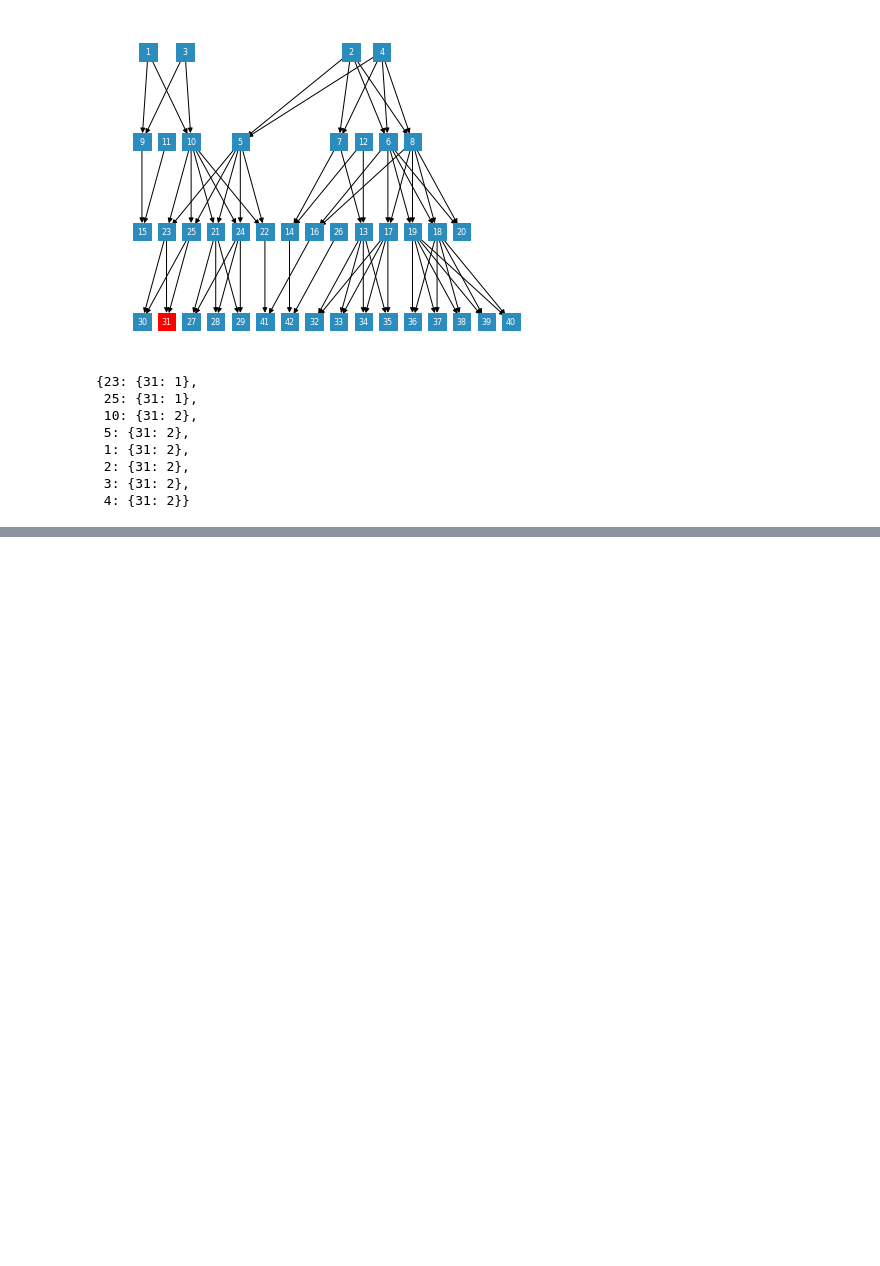
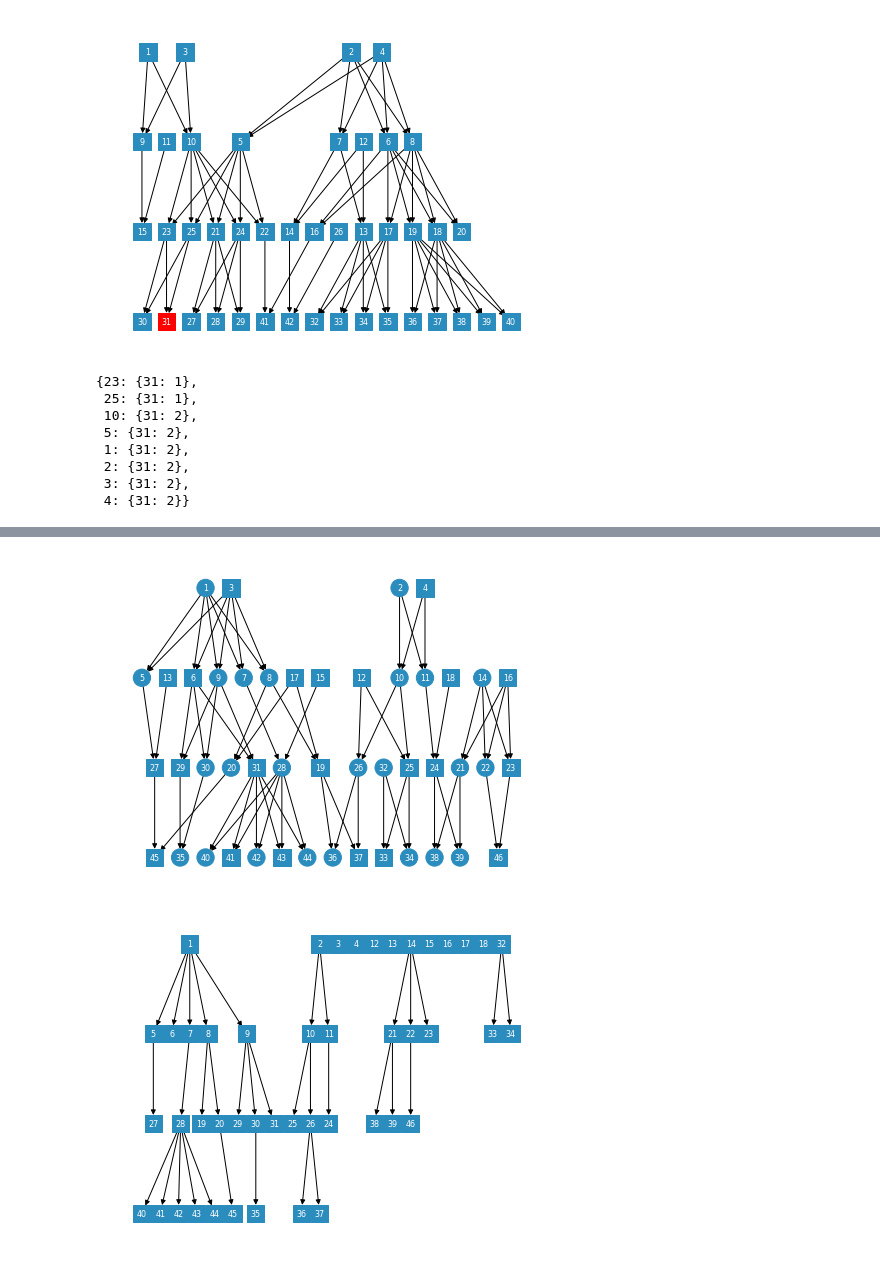
Before and after one commit to ivan-krukov/aligning-genealogies, a Jupyter notebook: notebooks/Experiments.ipynb, the cells around one changed output, grey strips where cells are left out. Saved outputs shown, nothing was run; the diff lists cells and outputs as text; code cells hidden in the pictures; blank space fills up the shorter version.

```diff
--- a/notebooks/Experiments.ipynb
+++ b/notebooks/Experiments.ipynb
@@ -110,0 +124,9 @@ ped.get_num_paths_to_target(31, include_target=False)
+# %%
+ped.draw()
+plt.show()
+mito_graph = ped.get_haplotype_graph("mitochondrial")
+mito_graph.draw(label_dict=mito_graph.get_node_attributes('individual'))
+plt.show()
+# %% [output]
+[figure, added]
+[figure, added]
```
Also changed, not shown: parts of 6 cells of this notebook, 8 other files.
